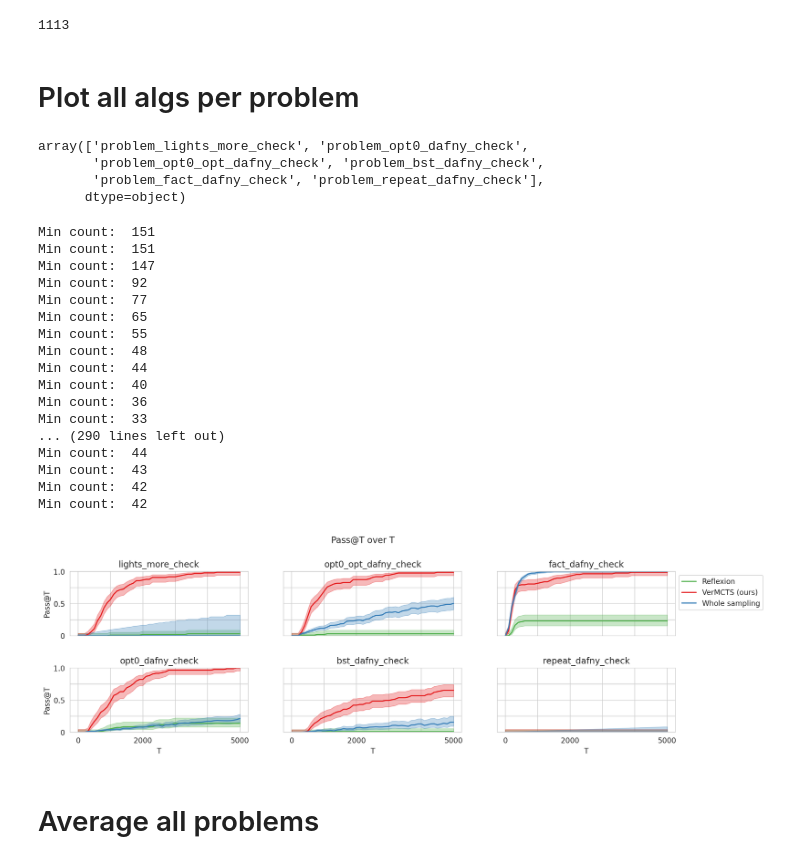
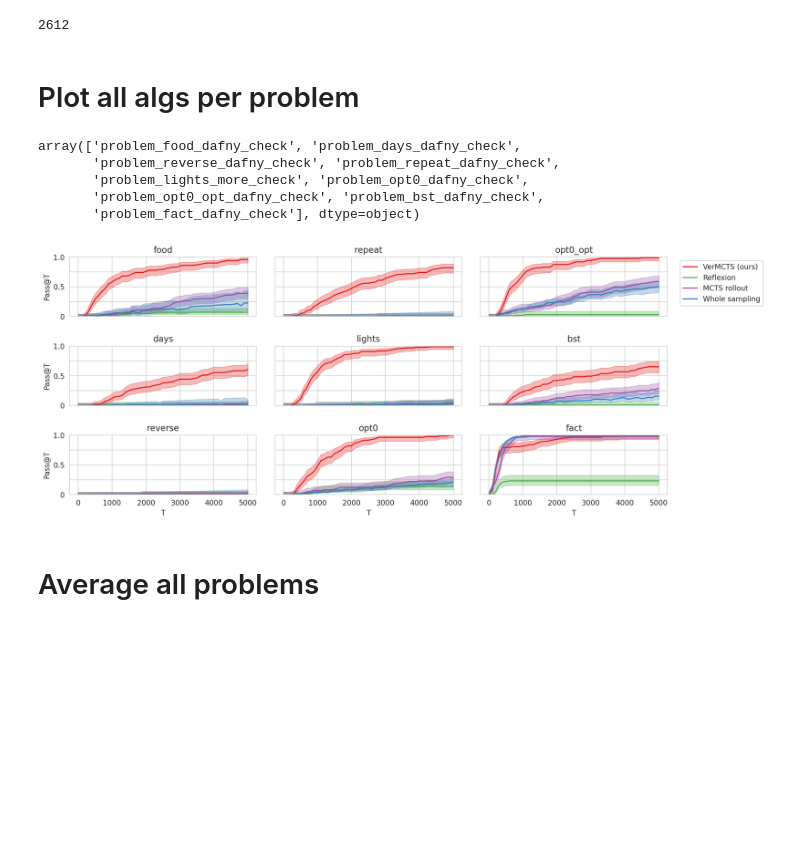
Before and after one commit to namin/llm-verified-with-monte-carlo-tree-search, a Jupyter notebook: notebooks/plot_all.ipynb, the cells around one changed output. Cells and saved outputs as stored; diff of their text form; code cells hidden in the pictures; blank space fills up the shorter version.

Commit message:
sweeps and plots

```diff
--- a/notebooks/plot_all.ipynb
+++ b/notebooks/plot_all.ipynb
@@ -29,6 +29,9 @@ whole_groups = [
     # "whole-nohints3-1",
     # "whole-checks7-1",
     "whole-dafnychecks6-1",
+    "whole-repeat-1",
+    "whole-dafnychecks3-1",
+    "whole-food-1",
 ]
 
 whole_keys = ["n_tokens", "is_solution", "score_sign", "time"]
@@ -36,6 +39,10 @@ whole_keys = ["n_tokens", "is_solution", "score_sign", "time"]
 keys = whole_keys
 for run in runs:
     if run.group in whole_groups:
+        if "repeat" in run.config["problem_name"] and "repeat" not in  run.group:
+            continue
+        if "food" in run.config["problem_name"] and "food" not in  run.group:
+            continue
         history = run.scan_history(keys)
 
 
@@ -80,7 +87,13 @@ tree_groups = [
             #     "vmcts-nohints3-1",
             #     "vmcts-checks7-1",
             "vmcts-dafnychecks6-1",
+            "vmcts-repeat-2",
             "reflexion-dafnychecks6-1",
+            "reflexion-repeat-1",
+            "rollout-dafnychecks6-1",
+            "vmcts-dafnychecks3-2",
+            "reflexion-dafnychecks3-1",
+            "rollout-dafnychecks3-1",
                ]
 
 tree_keys = [
@@ -95,6 +108,8 @@ tree_keys = [
 keys = tree_keys
 for run in runs:
     if run.group in tree_groups:
+        if "repeat" in run.config["problem_name"] and "repeat" not in run.group and not "rollout" in run.group:
+            continue
         history = run.summary
 
         run_dict = {}
@@ -117,7 +132,7 @@ for run in runs:
 # %%
 len(tree_df)
 # %% [output]
-1113
+2612
 # %%
 def confidence_interval(successes, trials=100):
     ci = binomtest(successes, trials).proportion_ci(confidence_level=0.95, method="wilson")
@@ -179,64 +194,51 @@ def plot_pass(df, ax):
 problems = whole_df["problem_name"].unique()
 problems
 # %% [output]
-array(['problem_lights_more_check', 'problem_opt0_dafny_check',
+array(['problem_food_dafny_check', 'problem_days_dafny_check',
+       'problem_reverse_dafny_check', 'problem_repeat_dafny_check',
+       'problem_lights_more_check', 'problem_opt0_dafny_check',
        'problem_opt0_opt_dafny_check', 'problem_bst_dafny_check',
-       'problem_fact_dafny_check', 'problem_repeat_dafny_check'],
-      dtype=object)
+       'problem_fact_dafny_check'], dtype=object)
 # %%
-fig, axs = plt.subplots(2, 3, figsize=(15, 4), dpi=200)
+fig, axs = plt.subplots(3, 3, figsize=(15, 6), dpi=200)
 fig.subplots_adjust(hspace=0.5)
-fig.subplots_adjust(wspace=0.2)
+fig.subplots_adjust(wspace=0.1)
 sns.set_style("whitegrid")
 
 for i, problem in enumerate(problems):
-    ax = axs[i%2, i//2]
+    ax = axs[i%3, i//3]
 
-    for alg in tree_df["alg"].unique():
+
+    for alg in alg_names:
+        if alg == "whole":
+            continue
         select_df = tree_df[tree_df["alg"] == alg]
         select_df = select_df[select_df["problem_name"] == problem]
         if len(select_df) == 0:
             continue
         plot_pass(select_df, ax)
 
     select_df = whole_df[whole_df["problem_name"] == problem]
     plot_pass(select_df, ax)
 
-    ax.set_title(problem.replace("problem_", ""))
-    if i % 2 == 1:
+    ax.set_title(problem.replace("problem_", "").replace("_dafny_check", "").replace("_more_check", ""))
+    if i % 3 == 2:
         ax.set_xlabel("T")
-        ax.set_xticks([0, 1000, 2000, 3000, 4000, 5000], [0, "", 2000, "", "", 5000])
-    if i % 2 != 1:
+        ax.set_xticks([0, 1000, 2000, 3000, 4000, 5000])#, [0, "", 2000, "", "", 5000])
+    if i % 3 != 2:
         ax.set_xticks([0, 1000, 2000, 3000, 4000, 5000], [])
-    if i // 2 == 0:
+    if i // 3 == 0:
         ax.set_ylabel("Pass@T")
         ax.set_yticks([0, 0.25, 0.5, 0.75, 1.0], [0, "", 0.5, "", 1.0])
-    if i // 2 != 0:
+    if i // 3 != 0:
         ax.set_yticks([0, 0.25, 0.5, 0.75, 1.0], [])
 
-axs[0,-1].legend(loc="upper left", bbox_to_anchor=(1,1))
+axs[0,-1].legend(loc="upper left", bbox_to_anchor=(1.05,1))
 
-plt.suptitle("Pass@T over T", y=1.05)
+# plt.suptitle("Pass@T over T", y=1.05)
 plt.show()
 # %% [output]
-Min count:  151
-Min count:  151
-Min count:  147
-Min count:  92
-Min count:  77
-Min count:  65
-Min count:  55
-Min count:  48
-Min count:  44
-Min count:  40
-Min count:  36
-Min count:  33
-... (290 lines left out)
-Min count:  44
-Min count:  43
-Min count:  42
-Min count:  42
-[figure, old version]
+[figure, new version]
 # %% [markdown]
 # Average all problems
 # %%
```
Also changed, not shown: parts of 4 cells of this notebook, 15 other files.
